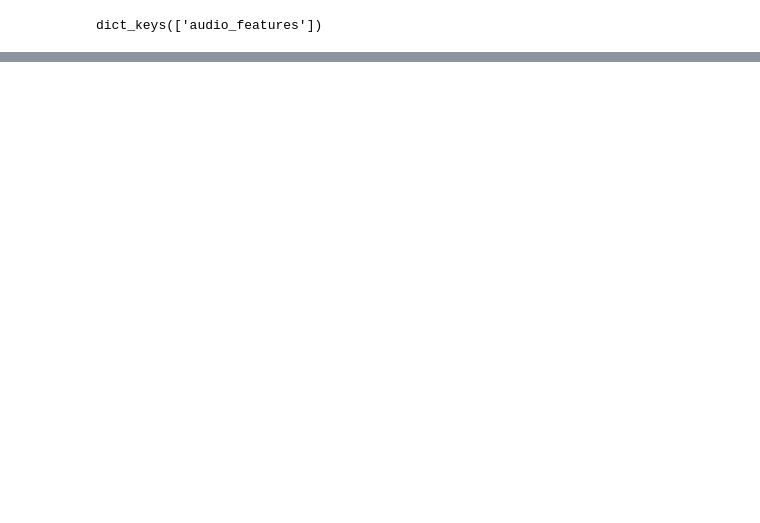
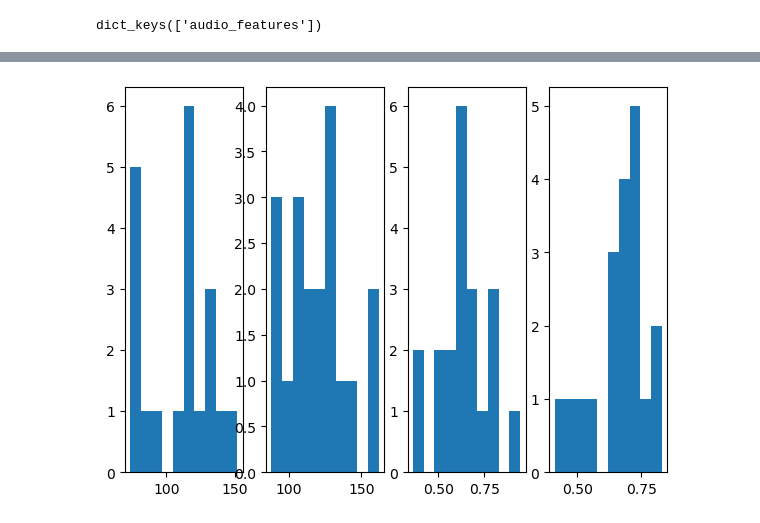
Before and after one commit to jaylenhicks/DataInEMAT2023, a Jupyter notebook: Analysis Report.ipynb, the cells around one changed output, grey strips where cells are left out. Saved outputs shown, nothing was run; the diff lists cells and outputs as text; code cells hidden in the pictures; blank space fills up the shorter version.

```diff
--- a/Analysis Report.ipynb
+++ b/Analysis Report.ipynb
@@ -194,0 +194,9 @@ The track feature that I chose are dancibility and tempo.
+# %%
+fig1, ax1 = plt.subplots(1, 4, figsize = (7, 5))
+ax1[0].hist(ctrl_df['tempo'])
+ax1[1].hist(positions_df['tempo'])
+ax1[2].hist(ctrl_df['danceability'])
+ax1[3].hist(positions_df['danceability'])
+plt.show()
+# %% [output]
+[figure, added]
```
Also changed, not shown: parts of 15 cells of this notebook.
